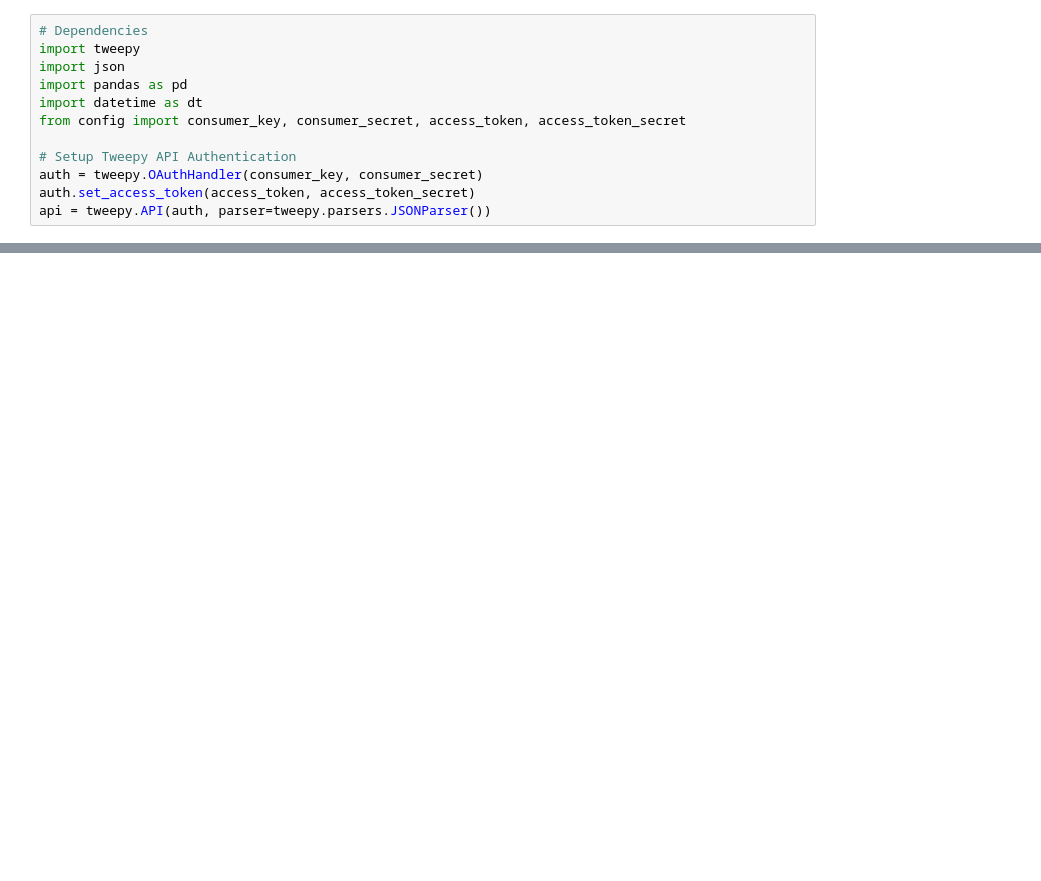
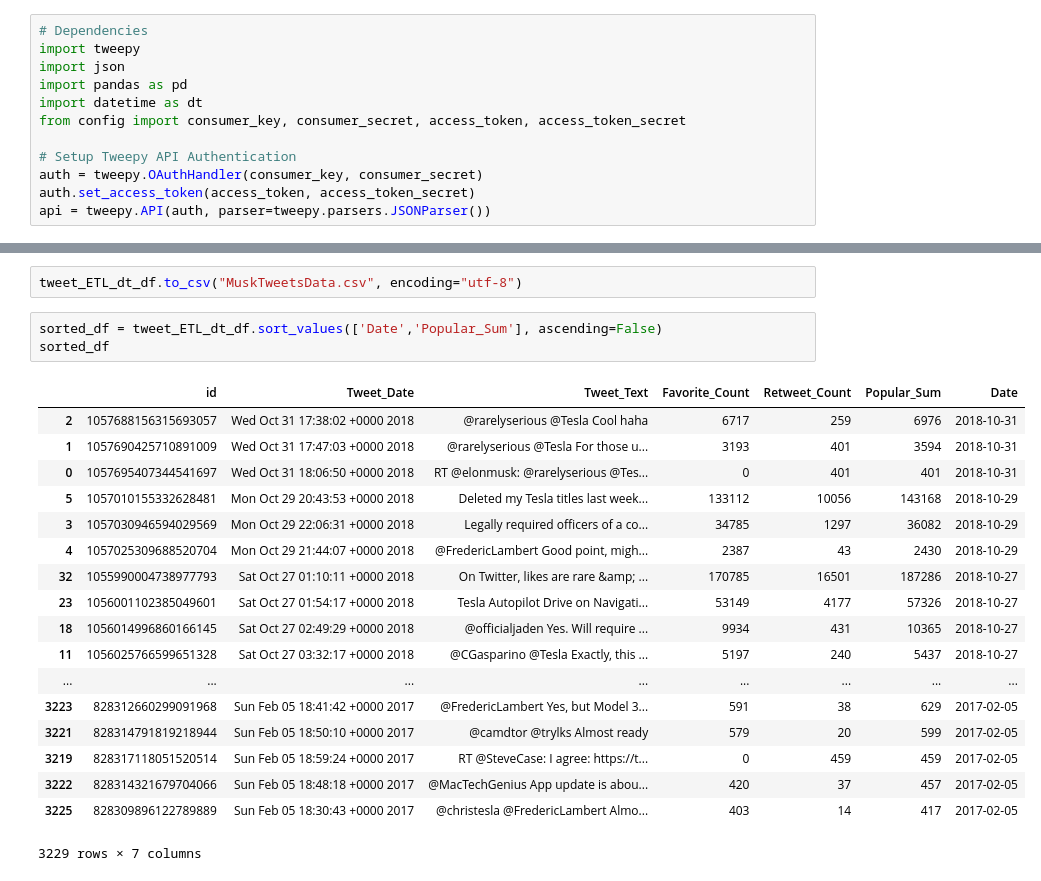
Before and after one commit to reedkm/ETL, a Jupyter notebook: twitter_pandas.ipynb, the cells around one changed output, grey strips where cells are left out. Drawn from its saved outputs; the diff is of its cells as text; blank space fills up the shorter version.

```diff
--- a/twitter_pandas.ipynb
+++ b/twitter_pandas.ipynb
@@ -77,0 +98,24 @@ spacex_df.head()
+# %%
+tweet_ETL_dt_df.to_csv("MuskTweetsData.csv", encoding="utf-8")
+# %%
+sorted_df = tweet_ETL_dt_df.sort_values(['Date','Popular_Sum'], ascending=False)
+sorted_df
+# %% [output]
+|  | id | Tweet_Date | Tweet_Text | Favorite_Count | Retweet_Count | Popular_Sum | Date |
+| 2 | 1057688156315693057 | Wed Oct 31 17:38:02 +0000 2018 | @rarelyserious @Tesla Cool haha | 6717 | 259 | 6976 | 2018-10-31 |
+| 1 | 1057690425710891009 | Wed Oct 31 17:47:03 +0000 2018 | @rarelyserious @Tesla For those u... | 3193 | 401 | 3594 | 2018-10-31 |
+| 0 | 1057695407344541697 | Wed Oct 31 18:06:50 +0000 2018 | RT @elonmusk: @rarelyserious @Tes... | 0 | 401 | 401 | 2018-10-31 |
+| 5 | 1057010155332628481 | Mon Oct 29 20:43:53 +0000 2018 | Deleted my Tesla titles last week... | 133112 | 10056 | 143168 | 2018-10-29 |
+| 3 | 1057030946594029569 | Mon Oct 29 22:06:31 +0000 2018 | Legally required officers of a co... | 34785 | 1297 | 36082 | 2018-10-29 |
+| 4 | 1057025309688520704 | Mon Oct 29 21:44:07 +0000 2018 | @FredericLambert Good point, migh... | 2387 | 43 | 2430 | 2018-10-29 |
+| 32 | 1055990004738977793 | Sat Oct 27 01:10:11 +0000 2018 | On Twitter, likes are rare &amp; ... | 170785 | 16501 | 187286 | 2018-10-27 |
+| 23 | 1056001102385049601 | Sat Oct 27 01:54:17 +0000 2018 | Tesla Autopilot Drive on Navigati... | 53149 | 4177 | 57326 | 2018-10-27 |
+| 18 | 1056014996860166145 | Sat Oct 27 02:49:29 +0000 2018 | @officialjaden Yes. Will require ... | 9934 | 431 | 10365 | 2018-10-27 |
+| 11 | 1056025766599651328 | Sat Oct 27 03:32:17 +0000 2018 | @CGasparino @Tesla Exactly, this ... | 5197 | 240 | 5437 | 2018-10-27 |
+| ... | ... | ... | ... | ... | ... | ... | ... |
+| 3223 | 828312660299091968 | Sun Feb 05 18:41:42 +0000 2017 | @FredericLambert Yes, but Model 3... | 591 | 38 | 629 | 2017-02-05 |
+| 3221 | 828314791819218944 | Sun Feb 05 18:50:10 +0000 2017 | @camdtor @trylks Almost ready | 579 | 20 | 599 | 2017-02-05 |
+| 3219 | 828317118051520514 | Sun Feb 05 18:59:24 +0000 2017 | RT @SteveCase: I agree: https://t... | 0 | 459 | 459 | 2017-02-05 |
+| 3222 | 828314321679704066 | Sun Feb 05 18:48:18 +0000 2017 | @MacTechGenius App update is abou... | 420 | 37 | 457 | 2017-02-05 |
+| 3225 | 828309896122789889 | Sun Feb 05 18:30:43 +0000 2017 | @christesla @FredericLambert Almo... | 403 | 14 | 417 | 2017-02-05 |
+3229 rows × 7 columns
```
Also changed, not shown: parts of 10 cells of this notebook, 4 other files.
